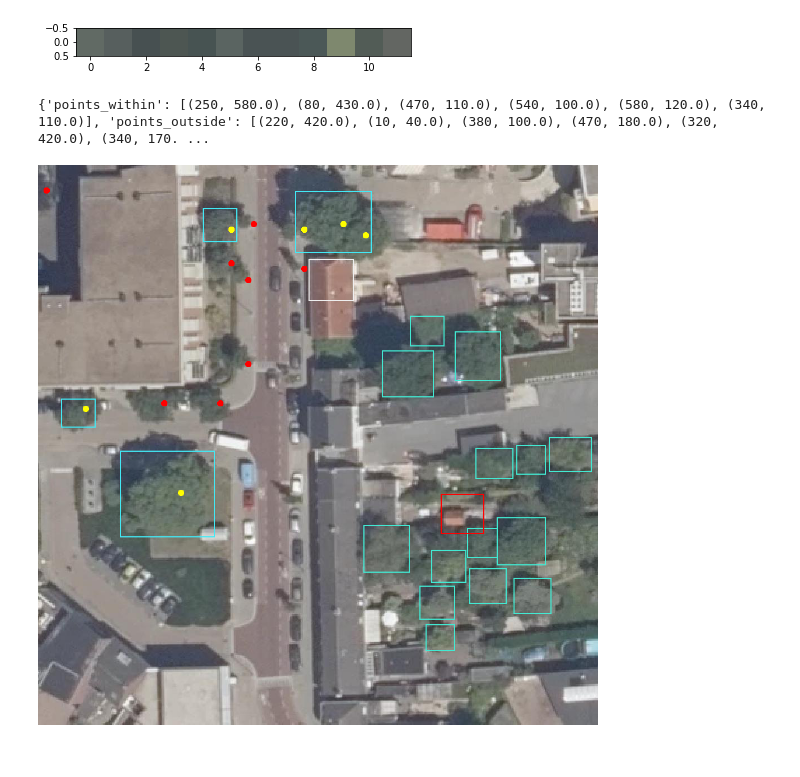
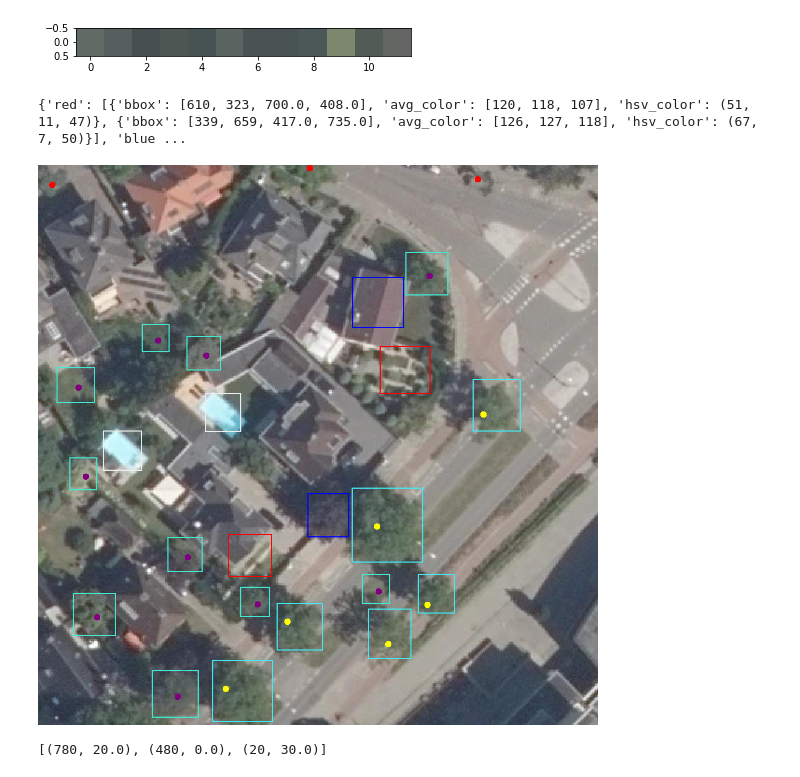
Before and after one commit to jeroenVerdonschot/pdok-converter-issues, a Jupyter notebook: deepforest_test_02.ipynb, the cells around one changed output. Drawn from its saved outputs; the diff is of its cells as text; code cells hidden in the pictures.

```diff
--- a/deepforest_test_02.ipynb
+++ b/deepforest_test_02.ipynb
@@ -305,4 +300,4 @@ def filter_edge_bboxes( bboxes,image_size, threshold):
     else:
       valid_bboxess.append(bbox)
 
-  return {"edge_bboxes":edge_bboxes, "valid_bboxess": valid_bboxess}
+  return {"edge_bboxes":edge_bboxes, "valid_bboxes": valid_bboxess}
@@ -416,49 +396,44 @@ drawPalette(data)
 [figure]
 # %%
 # flow 1 => get image with BGT points and predicted boxes
-center =[162100, 382250] #161100, 382250 #160000, 380000
+center =[161700, 382250] #161100, 382250 #160000, 380000
 size = 100
+PHOTO_RES_CM = 10
 filename="input01.png"
 
 # load image from PDOK
 input_img = load_input_img(filename, center, size)
 
 # predict image
 bboxes = get_bboxes_predict_trees(filename)
-valid_bboxes = filter_edge_bboxes(bboxes,input_img.size, 4)['valid_bboxess']
-
-### remove bboxes with wrong average color
-# bboxes_red = split_bboxes_by_color(input_img,valid_bboxes)["reds"]
-
-green_bboxes = get_bboxes_by_color(input_img,valid_bboxes)
-red_bboxes =  get_bboxes_by_color(input_img,valid_bboxes, "red")
-blue_bboxes = get_bboxes_by_color(input_img,valid_bboxes, "blue")
-grey_bboxes = get_bboxes_by_color(input_img,valid_bboxes, "grey")
-light_bboxes = get_bboxes_by_color(input_img,valid_bboxes, "light")
-
 
 #get BGT points (matching the image)
-bgt_points = get_BGT_points(center, size)['normalized_points']
+verified_points = get_BGT_points(center, size)['normalized_points'] #PHOTO_RES_CM TODO
 
-data = build_geoJson(bgt_points, green_bboxes)
+#make object/dict
+data = build_dataset(verified_points, bboxes, input_img)
 
-
-# # draw data on the input image
+# draw data on the input image
 img = input_img
 # n_ps = split_points_inside_outside(bgt_points, bboxes)
 img = draw_points(img, data['points_within'], "yellow") # get all points
-img = draw_points(img, data['points_outside'], "red") # get all points
+img = draw_points(img, data['points_without_bbox'], "red") # get all points
+img = draw_points(img, data['points_from_prediction'], "green") # get all points
 img = draw_bboxes(img, data['bboxes_with_points'], "#42e9f5")
 img = draw_bboxes(img, data['bboxes_without_points'], "#42e9d2")
-img = draw_bboxes(img, red_bboxes, "red")
-img = draw_bboxes(img, blue_bboxes, "blue")
-img = draw_bboxes(img, grey_bboxes, "#888")
-img = draw_bboxes(img, light_bboxes, "#eee")
+img = draw_bboxes(img, filter_dict_by_key(data['debug']['by_color']['red'], 'bbox'), "red")
+img = draw_bboxes(img, filter_dict_by_key(data['debug']['by_color']['blue'], 'bbox'), "blue")
+img = draw_bboxes(img, filter_dict_by_key(data['debug']['by_color']['grey'], 'bbox'), "#888")
+img = draw_bboxes(img, filter_dict_by_key(data['debug']['by_color']['light'], 'bbox'), "#eee")
 # img = draw_circles(img, canopies, "#a7f542")
 img
 
 # average color checking
 # %% [output]
-{'points_within': [(250, 580.0), (80, 430.0), (470, 110.0), (540, 100.0), (580, 120.0), (340, 110.0)], 'points_outside': [(220, 420.0), (10, 40.0), (380, 100.0), (470, 180.0), (320, 420.0), (340, 170. ...
+{'red': [{'bbox': [610, 323, 700.0, 408.0], 'avg_color': [120, 118, 107], 'hsv_color': (51, 11, 47)}, {'bbox': [339, 659, 417.0, 735.0], 'avg_color': [126, 127, 118], 'hsv_color': (67, 7, 50)}], 'blue ...
-[figure, old version]
+[figure, new version]
+# %%
+ data['points_without_bbox']
+# %% [output]
+[(780, 20.0), (480, 0.0), (20, 30.0)]
 # %%
```
Also changed, not shown: parts of 13 cells of this notebook.
